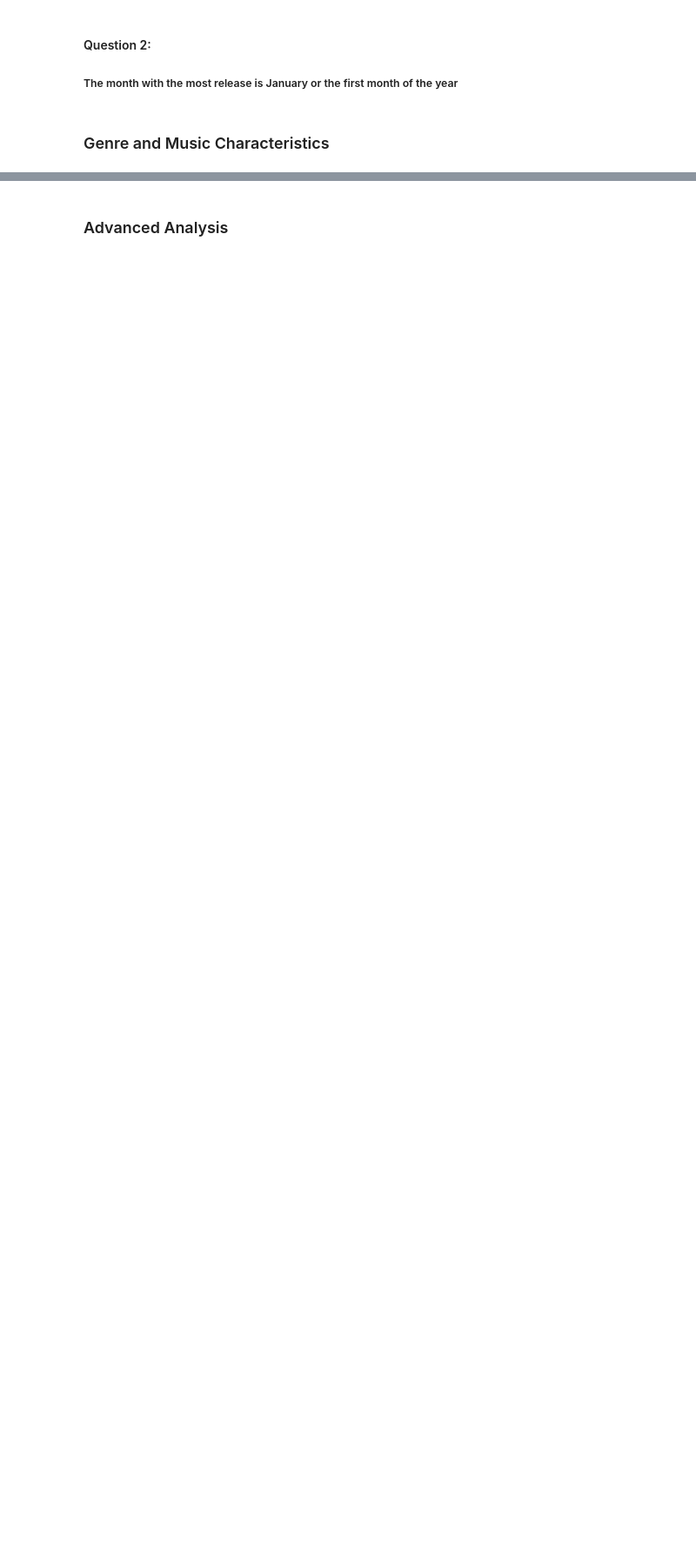
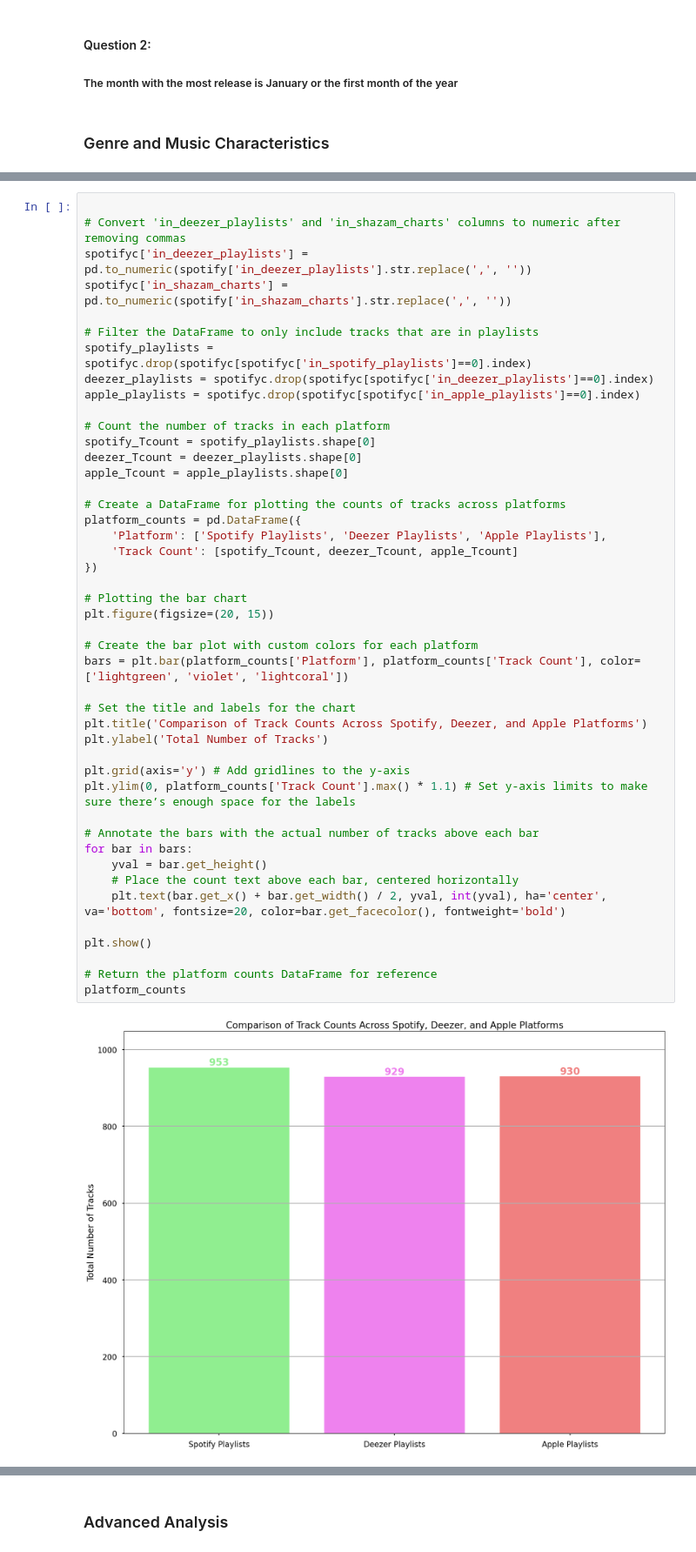
Before and after one commit to krlsbrre/Spotify-Data-Analysis, a Jupyter notebook: SPOTIFY.ipynb, the cells around one changed output, grey strips where cells are left out. Shown at 87% size. Saved outputs shown, nothing was run; the diff lists cells and outputs as text; blank space fills up the shorter version.

```diff
--- a/SPOTIFY.ipynb
+++ b/SPOTIFY.ipynb
@@ -304,0 +368,47 @@ plt.show()
+# %%
+
+# Convert 'in_deezer_playlists' and 'in_shazam_charts' columns to numeric after removing commas
+spotifyc['in_deezer_playlists'] = pd.to_numeric(spotify['in_deezer_playlists'].str.replace(',', ''))
+spotifyc['in_shazam_charts'] = pd.to_numeric(spotify['in_shazam_charts'].str.replace(',', ''))
+
+# Filter the DataFrame to only include tracks that are in playlists
+spotify_playlists = spotifyc.drop(spotifyc[spotifyc['in_spotify_playlists']==0].index)
+deezer_playlists = spotifyc.drop(spotifyc[spotifyc['in_deezer_playlists']==0].index)
+apple_playlists = spotifyc.drop(spotifyc[spotifyc['in_apple_playlists']==0].index)
+
+# Count the number of tracks in each platform
+spotify_Tcount = spotify_playlists.shape[0]
+deezer_Tcount = deezer_playlists.shape[0]
+apple_Tcount = apple_playlists.shape[0]
+
+# Create a DataFrame for plotting the counts of tracks across platforms
+platform_counts = pd.DataFrame({
+    'Platform': ['Spotify Playlists', 'Deezer Playlists', 'Apple Playlists'],
+    'Track Count': [spotify_Tcount, deezer_Tcount, apple_Tcount]
+})
+
+# Plotting the bar chart
+plt.figure(figsize=(20, 15))
+
+# Create the bar plot with custom colors for each platform
+bars = plt.bar(platform_counts['Platform'], platform_counts['Track Count'], color=['lightgreen', 'violet', 'lightcoral'])
+
+# Set the title and labels for the chart
+plt.title('Comparison of Track Counts Across Spotify, Deezer, and Apple Platforms')
+plt.ylabel('Total Number of Tracks')
+
+plt.grid(axis='y') # Add gridlines to the y-axis
+plt.ylim(0, platform_counts['Track Count'].max() * 1.1) # Set y-axis limits to make sure there’s enough space for the labels
+
+# Annotate the bars with the actual number of tracks above each bar
+for bar in bars:
+    yval = bar.get_height()
+    # Place the count text above each bar, centered horizontally
+    plt.text(bar.get_x() + bar.get_width() / 2, yval, int(yval), ha='center', va='bottom', fontsize=20, color=bar.get_facecolor(), fontweight='bold')
+
+plt.show()
+
+# Return the platform counts DataFrame for reference
+platform_counts
+# %% [output]
+[figure, added]
```
Also changed, not shown: parts of 35 cells of this notebook.
